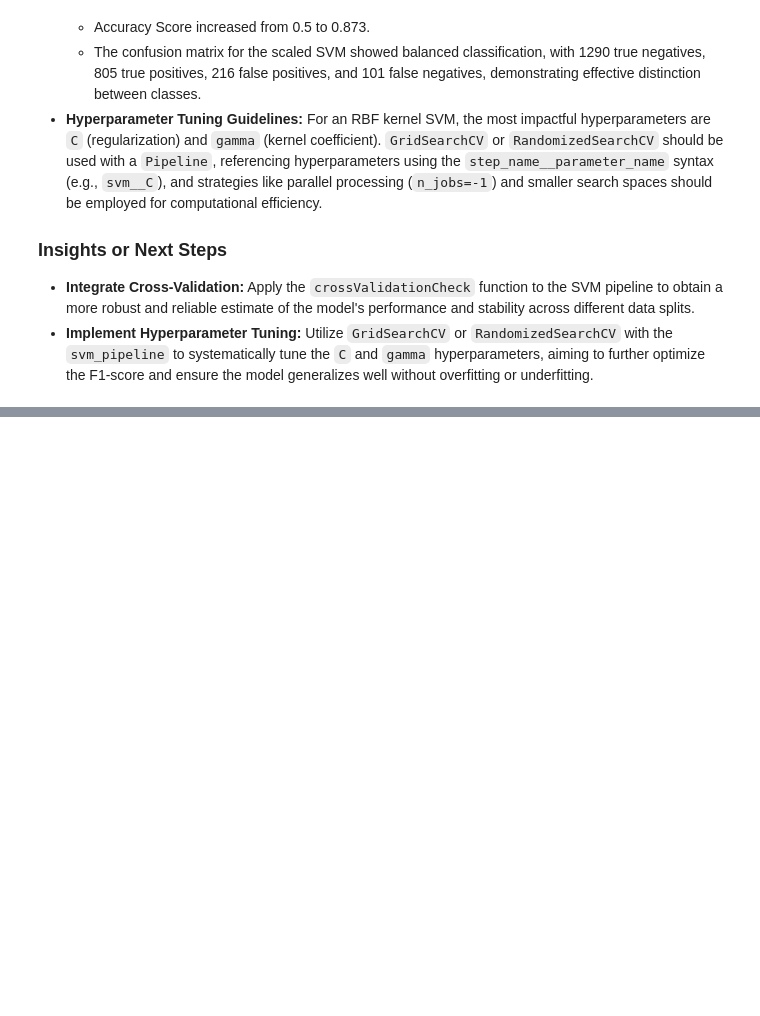
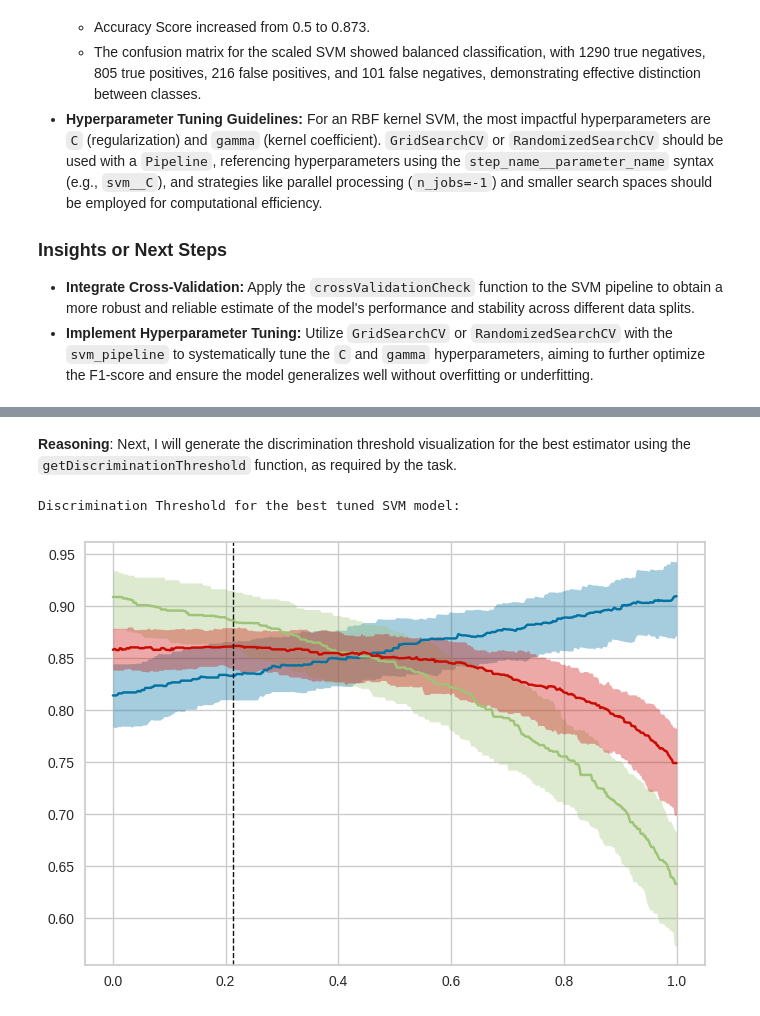
Before and after one commit to drachmacollector/Stellar-Analytics, a Jupyter notebook: Stellar_Analytics.ipynb, the cells around one changed output, grey strips where cells are left out. Drawn from its saved outputs; the diff is of its cells as text; code cells hidden in the pictures; blank space fills up the shorter version.

```diff
--- a/Stellar_Analytics.ipynb
+++ b/Stellar_Analytics.ipynb
@@ -1078,0 +1185,9 @@ weighted avg       0.88      0.87      0.87      2412
+# %% [markdown]
+**Reasoning**:
+Next, I will generate the discrimination threshold visualization for the best estimator using the `getDiscriminationThreshold` function, as required by the task.
+# %%
+print("Discrimination Threshold for the best tuned SVM model:")
+getDiscriminationThreshold(best_svm_model)
+# %% [output]
+Discrimination Threshold for the best tuned SVM model:
+[figure, added]
```
Also changed, not shown: parts of 25 cells of this notebook.
